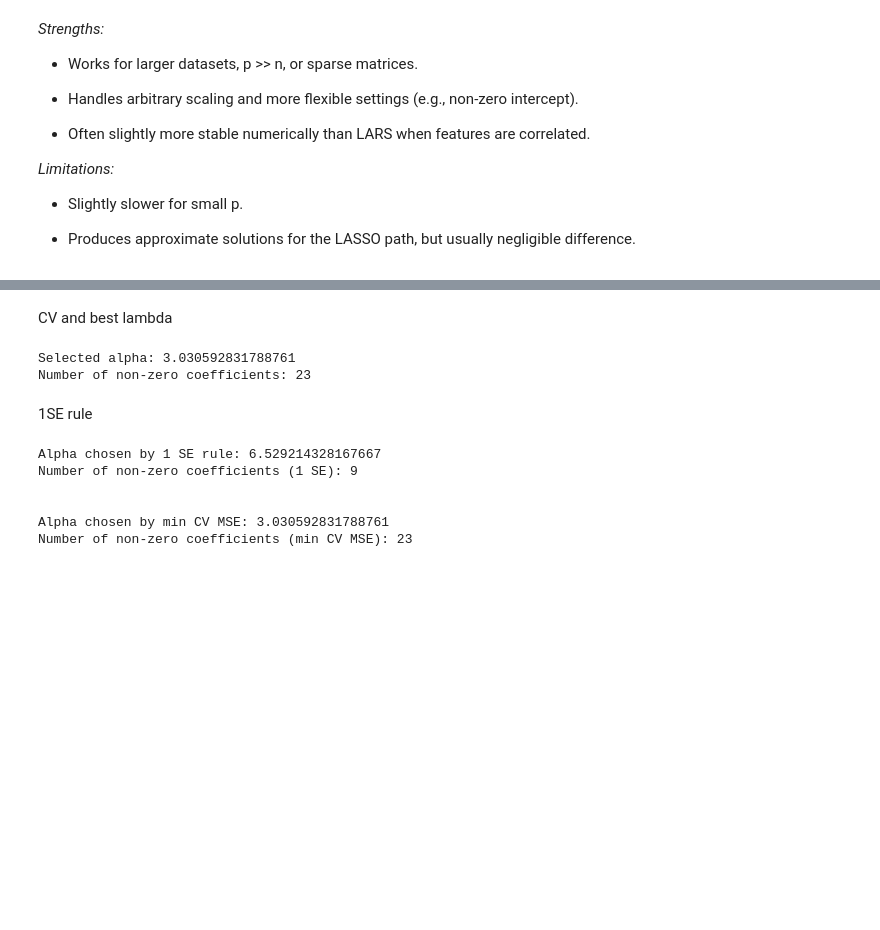
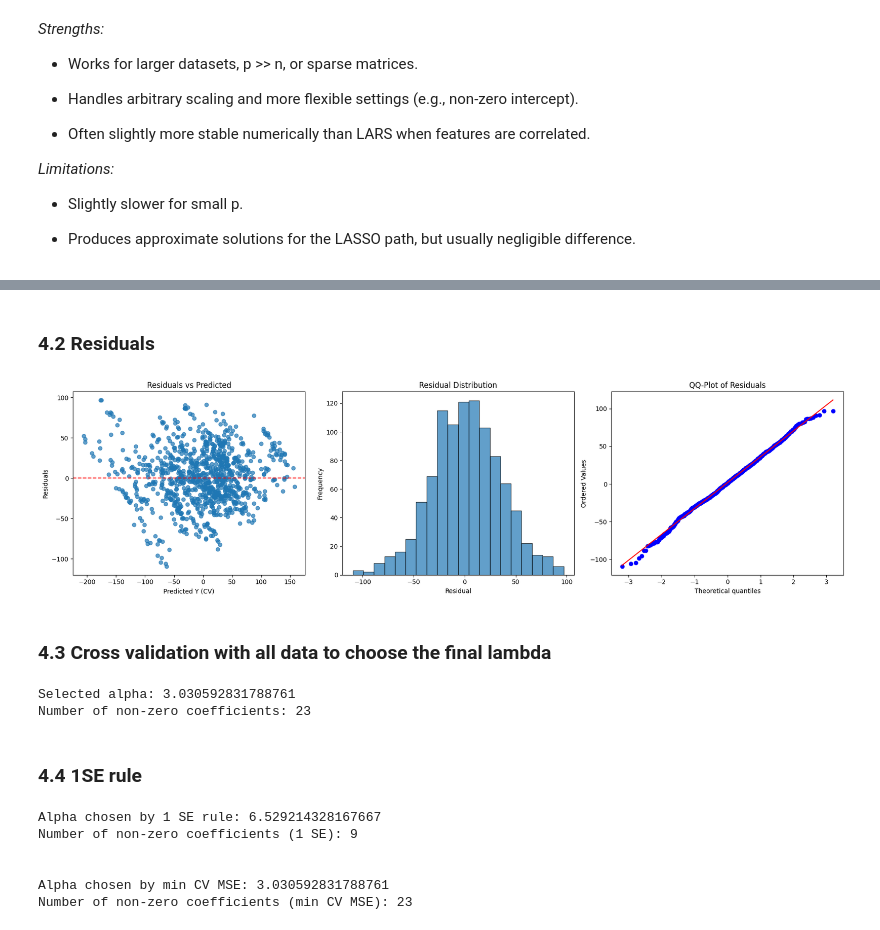
Before and after one commit to mariatmvendas/Case1_CompData, a Jupyter notebook: maria.ipynb, the cells around one changed output, grey strips where cells are left out. Drawn from its saved outputs; the diff is of its cells as text; code cells hidden in the pictures; blank space fills up the shorter version.

```diff
--- a/maria.ipynb
+++ b/maria.ipynb
@@ -652,6 +689,13 @@ non_zero_1se = np.sum(coef_1se != 0)
 
 print(f"Alpha chosen by 1 SE rule: {alpha_1se}")
 print(f"Number of non-zero coefficients (1 SE): {non_zero_1se}")
+# Get names of features with non-zero coefficients
+selected_features = X.columns[coef_1se != 0]
+
+# Print them
+print("Features selected by 1-SE Lasso:")
+for f in selected_features:
+    print(f)
 print("\n")
 print(f"Alpha chosen by min CV MSE: {best_alpha}")
 print(f"Number of non-zero coefficients (min CV MSE): {non_zero_count}")
@@ -748,5 +844,32 @@ Nested CV estimated MSE (LASSO - coordinate descent): 1148.1352 ± 157.3980
+# %% [markdown]
+### 4.2 Residuals
+# %%
+y_cv_true = np.array(y_cv_true)
+y_cv_pred = np.array(y_cv_pred)
+
+residuals = y_cv_true - y_cv_pred
+
+fig, axes = plt.subplots(1, 3, figsize=(18,5))
+
+axes[0].scatter(y_cv_pred, residuals, alpha=0.7)
+axes[0].axhline(0, color='red', linestyle='--')
+axes[0].set_xlabel("Predicted Y (CV)")
+axes[0].set_ylabel("Residuals")
+axes[0].set_title("Residuals vs Predicted")
+
+axes[1].hist(residuals, bins=20, edgecolor='black', alpha=0.7)
+axes[1].set_xlabel("Residual")
+axes[1].set_ylabel("Frequency")
+axes[1].set_title("Residual Distribution")
+
+stats.probplot(residuals, dist="norm", plot=axes[2])
+axes[2].set_title("QQ-Plot of Residuals")
+plt.tight_layout()
+plt.show()
+# %% [output]
+[figure, added]
 # %% [markdown]
-CV and best lambda
+### 4.3 Cross validation with all data to choose the final lambda
 # %%
 scaler = StandardScaler()
 X_scaled = scaler.fit_transform(X.values)
@@ -766,7 +889,7 @@ print(f"Number of non-zero coefficients: {non_zero_count}")
 Selected alpha: 3.030592831788761
 Number of non-zero coefficients: 23
 # %% [markdown]
-1SE rule
+### 4.4 1SE rule
 # %%
 mse_path = lasso_final.mse_path_
 mse_mean = np.mean(mse_path, axis=1)
```
Also changed, not shown: parts of 28 cells of this notebook.
